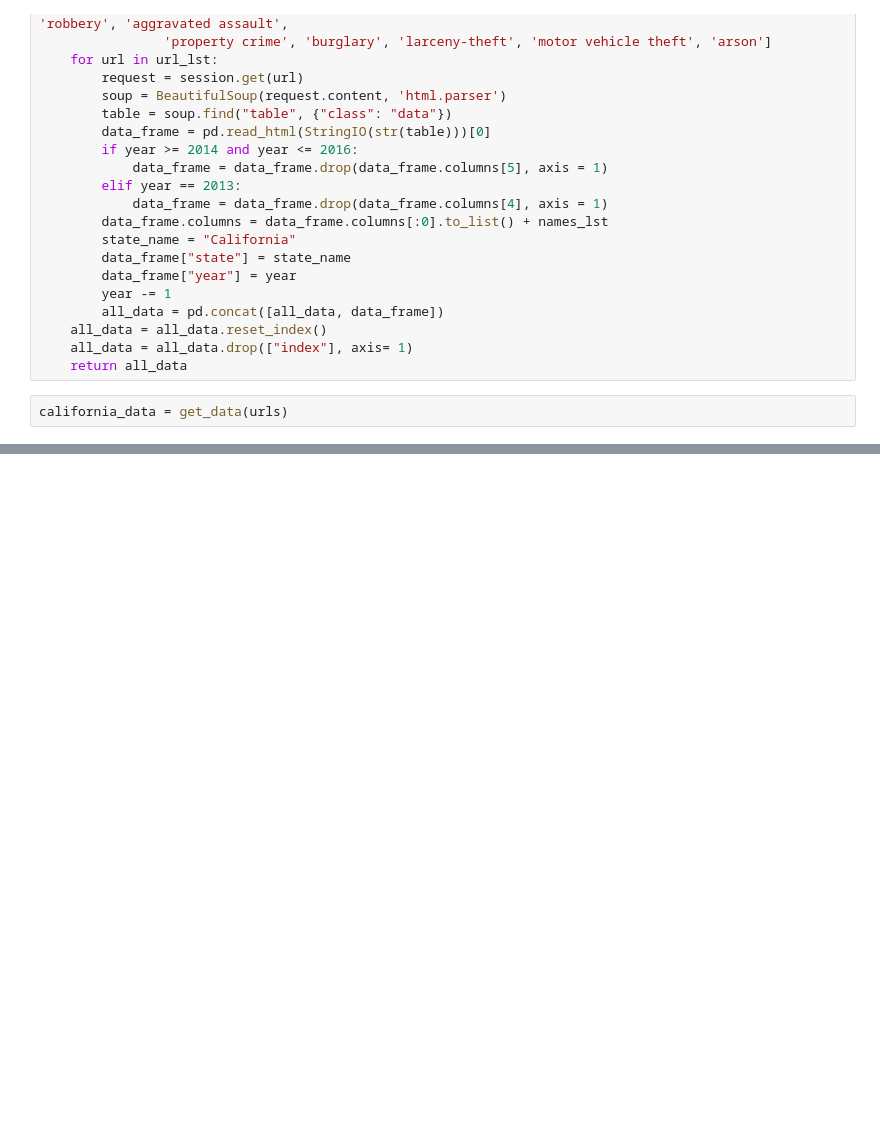
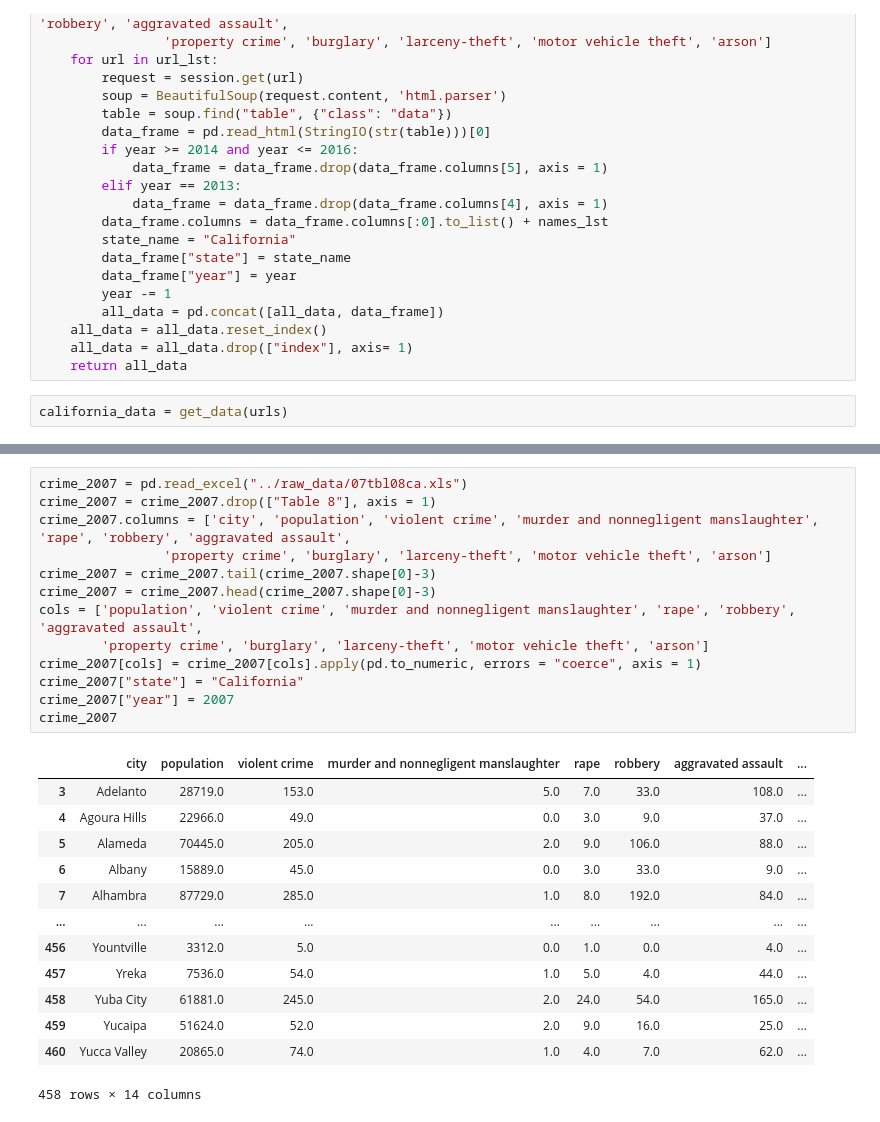
Before and after one commit to BradyHorton/sta141b-proj, a Jupyter notebook: Notebooks/CA_crime_data.ipynb, the cells around one changed output, grey strips where cells are left out. Saved outputs shown, nothing was run; the diff lists cells and outputs as text; blank space fills up the shorter version.

```diff
--- a/Notebooks/CA_crime_data.ipynb
+++ b/Notebooks/CA_crime_data.ipynb
@@ -110,0 +121,27 @@ crime_2007
+# %%
+crime_2007 = pd.read_excel("../raw_data/07tbl08ca.xls")
+crime_2007 = crime_2007.drop(["Table 8"], axis = 1)
+crime_2007.columns = ['city', 'population', 'violent crime', 'murder and nonnegligent manslaughter', 'rape', 'robbery', 'aggravated assault',
+                'property crime', 'burglary', 'larceny-theft', 'motor vehicle theft', 'arson']
+crime_2007 = crime_2007.tail(crime_2007.shape[0]-3)
+crime_2007 = crime_2007.head(crime_2007.shape[0]-3)
+cols = ['population', 'violent crime', 'murder and nonnegligent manslaughter', 'rape', 'robbery', 'aggravated assault',
+        'property crime', 'burglary', 'larceny-theft', 'motor vehicle theft', 'arson']
+crime_2007[cols] = crime_2007[cols].apply(pd.to_numeric, errors = "coerce", axis = 1)
+crime_2007["state"] = "California"
+crime_2007["year"] = 2007
+crime_2007
+# %% [output]
+|  | city | population | violent crime | murder and nonnegligent manslaughter | rape | robbery | aggravated assault | ... |
+| 3 | Adelanto | 28719.0 | 153.0 | 5.0 | 7.0 | 33.0 | 108.0 | ... |
+| 4 | Agoura Hills | 22966.0 | 49.0 | 0.0 | 3.0 | 9.0 | 37.0 | ... |
+| 5 | Alameda | 70445.0 | 205.0 | 2.0 | 9.0 | 106.0 | 88.0 | ... |
+| 6 | Albany | 15889.0 | 45.0 | 0.0 | 3.0 | 33.0 | 9.0 | ... |
+| 7 | Alhambra | 87729.0 | 285.0 | 1.0 | 8.0 | 192.0 | 84.0 | ... |
+| ... | ... | ... | ... | ... | ... | ... | ... | ... |
+| 456 | Yountville | 3312.0 | 5.0 | 0.0 | 1.0 | 0.0 | 4.0 | ... |
+| 457 | Yreka | 7536.0 | 54.0 | 1.0 | 5.0 | 4.0 | 44.0 | ... |
+| 458 | Yuba City | 61881.0 | 245.0 | 2.0 | 24.0 | 54.0 | 165.0 | ... |
+| 459 | Yucaipa | 51624.0 | 52.0 | 2.0 | 9.0 | 16.0 | 25.0 | ... |
+| 460 | Yucca Valley | 20865.0 | 74.0 | 1.0 | 4.0 | 7.0 | 62.0 | ... |
+458 rows × 14 columns
```
Also changed, not shown: parts of 6 cells of this notebook, 3 other files.
